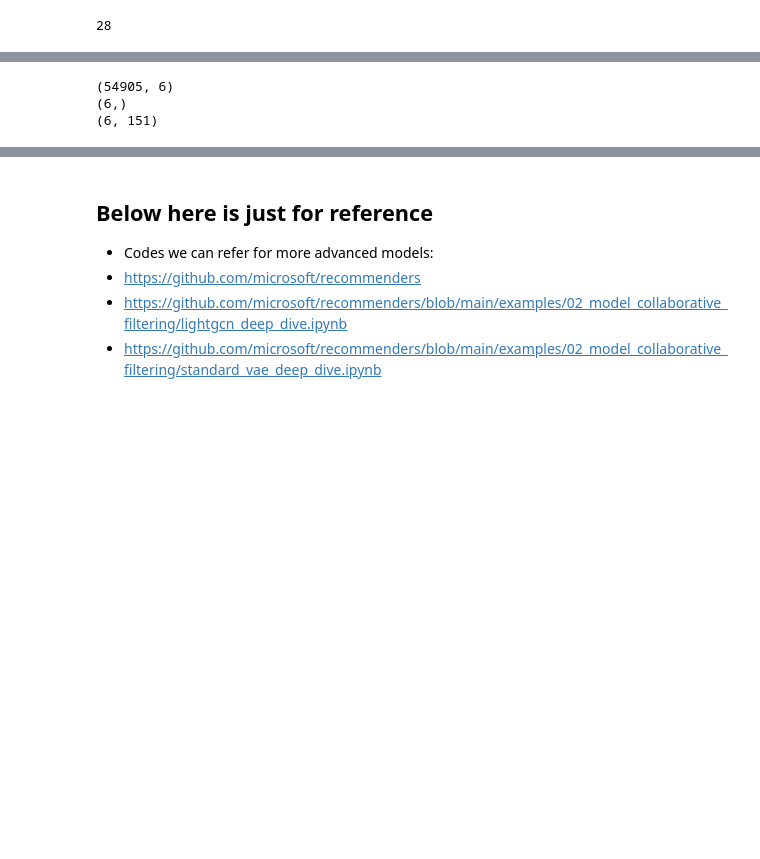
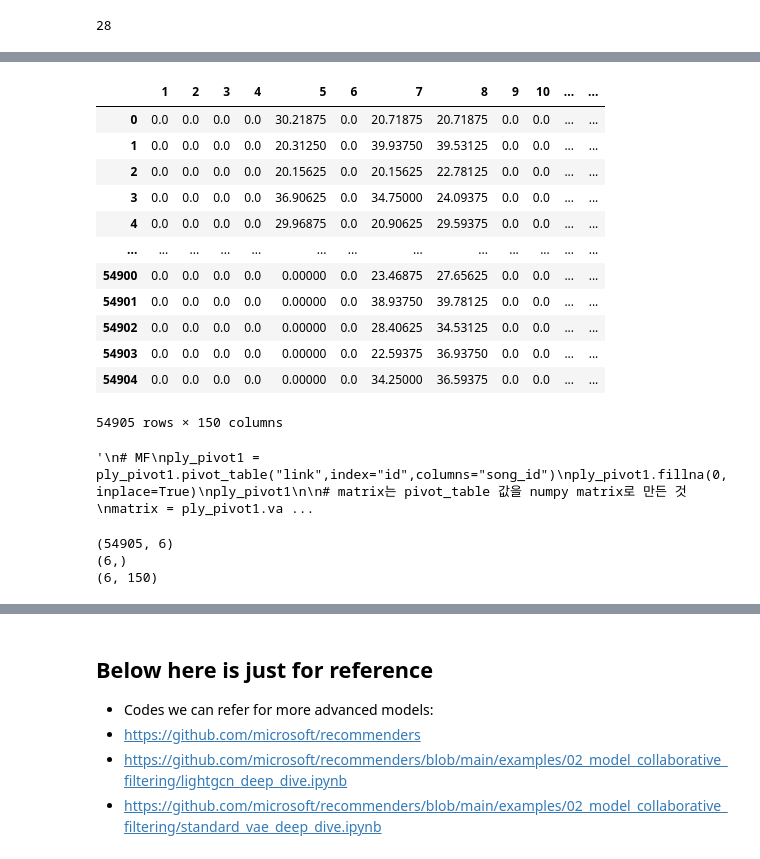
Before and after one commit to Annie-Yeeun-Jang/Info_retrieval_project, a Jupyter notebook: [SI650_project]Matrix_Factorization.ipynb, the cells around one changed output, grey strips where cells are left out. Saved outputs shown, nothing was run; the diff lists cells and outputs as text; code cells hidden in the pictures; blank space fills up the shorter version.

```diff
--- a/[SI650_project]Matrix_Factorization.ipynb
+++ b/[SI650_project]Matrix_Factorization.ipynb
@@ -44,5 +114,34 @@ jester.fillna(99, inplace=True)
+# %%
+df_processed.fillna(0, inplace=True)
+df_processed #0: unrated, rating 20-40
+# %% [output]
+|  | 1 | 2 | 3 | 4 | 5 | 6 | 7 | 8 | 9 | 10 | ... | ... |
+| 0 | 0.0 | 0.0 | 0.0 | 0.0 | 30.21875 | 0.0 | 20.71875 | 20.71875 | 0.0 | 0.0 | ... | ... |
+| 1 | 0.0 | 0.0 | 0.0 | 0.0 | 20.31250 | 0.0 | 39.93750 | 39.53125 | 0.0 | 0.0 | ... | ... |
+| 2 | 0.0 | 0.0 | 0.0 | 0.0 | 20.15625 | 0.0 | 20.15625 | 22.78125 | 0.0 | 0.0 | ... | ... |
+| 3 | 0.0 | 0.0 | 0.0 | 0.0 | 36.90625 | 0.0 | 34.75000 | 24.09375 | 0.0 | 0.0 | ... | ... |
+| 4 | 0.0 | 0.0 | 0.0 | 0.0 | 29.96875 | 0.0 | 20.90625 | 29.59375 | 0.0 | 0.0 | ... | ... |
+| ... | ... | ... | ... | ... | ... | ... | ... | ... | ... | ... | ... | ... |
+| 54900 | 0.0 | 0.0 | 0.0 | 0.0 | 0.00000 | 0.0 | 23.46875 | 27.65625 | 0.0 | 0.0 | ... | ... |
+| 54901 | 0.0 | 0.0 | 0.0 | 0.0 | 0.00000 | 0.0 | 38.93750 | 39.78125 | 0.0 | 0.0 | ... | ... |
+| 54902 | 0.0 | 0.0 | 0.0 | 0.0 | 0.00000 | 0.0 | 28.40625 | 34.53125 | 0.0 | 0.0 | ... | ... |
+| 54903 | 0.0 | 0.0 | 0.0 | 0.0 | 0.00000 | 0.0 | 22.59375 | 36.93750 | 0.0 | 0.0 | ... | ... |
+| 54904 | 0.0 | 0.0 | 0.0 | 0.0 | 0.00000 | 0.0 | 34.25000 | 36.59375 | 0.0 | 0.0 | ... | ... |
+54905 rows × 150 columns
 # %%
+#reference code
+'''
 # MF
 ply_pivot1 = ply_pivot1.pivot_table("link",index="id",columns="song_id")
 ply_pivot1.fillna(0,inplace=True)
 ply_pivot1
+
+# matrix는 pivot_table 값을 numpy matrix로 만든 것
+matrix = ply_pivot1.values
+# user_link_mean은 사용자의 평균 연결
+user_link_mean = np.mean(matrix, axis = 1)
+# R_user_mean : 사용자-노래에 대해 사용자 평균 연결을 뺀 것.
+matrix_user_mean = matrix - user_link_mean.reshape(-1, 1)
+'''
+# %% [output]
+'\n# MF\nply_pivot1 = ply_pivot1.pivot_table("link",index="id",columns="song_id")\nply_pivot1.fillna(0,inplace=True)\nply_pivot1\n\n# matrix는 pivot_table 값을 numpy matrix로 만든 것 \nmatrix = ply_pivot1.va ...
@@ -57,13 +151,13 @@ matrix_user_mean = matrix - user_link_mean.reshape(-1, 1)
 # scipy에서 제공해주는 svd.
 # U 행렬, sigma 행렬, V 전치 행렬을 반환.
 # https://seing.tistory.com/67
-U, sigma, Vt = svds(jester, k = 6)
+U, sigma, Vt = svds(df_processed, k = 6)
 print(U.shape)
 print(sigma.shape)
 print(Vt.shape)
 # %% [output]
 (54905, 6)
 (6,)
-(6, 151)
+(6, 150)
 # %%
 sigma = np.diag(sigma)
```
Also changed, not shown: parts of 32 cells of this notebook.
